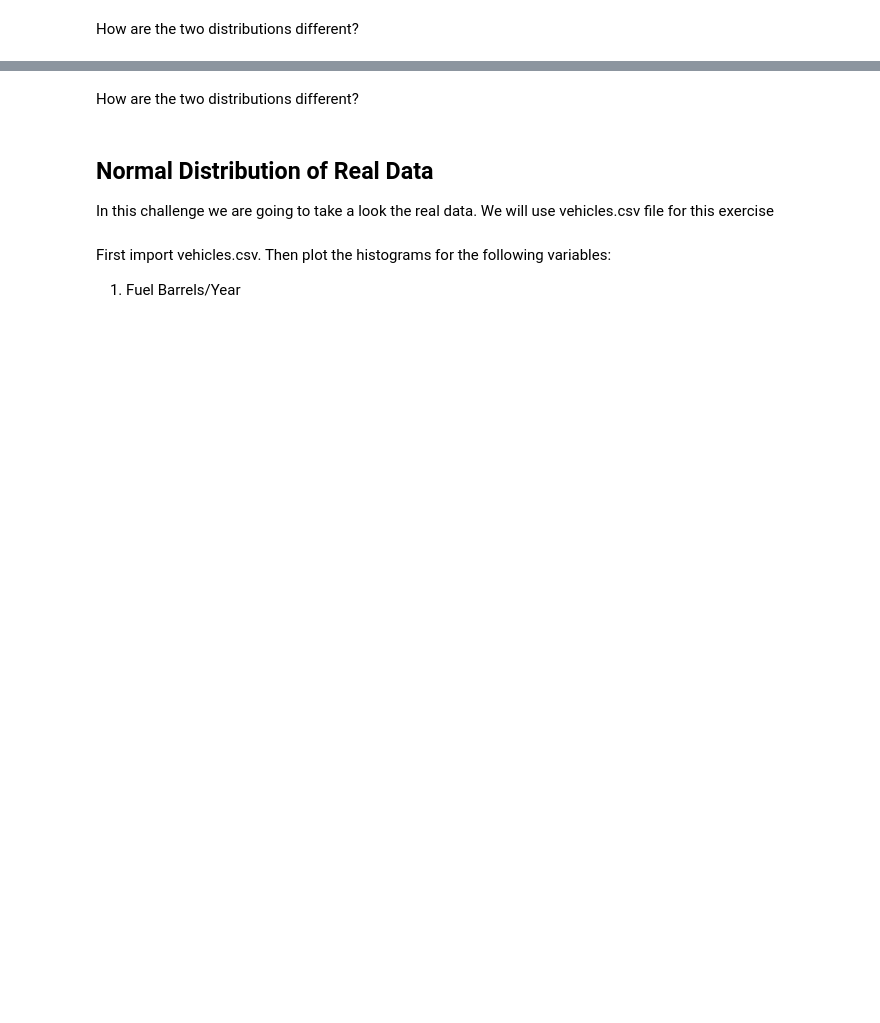
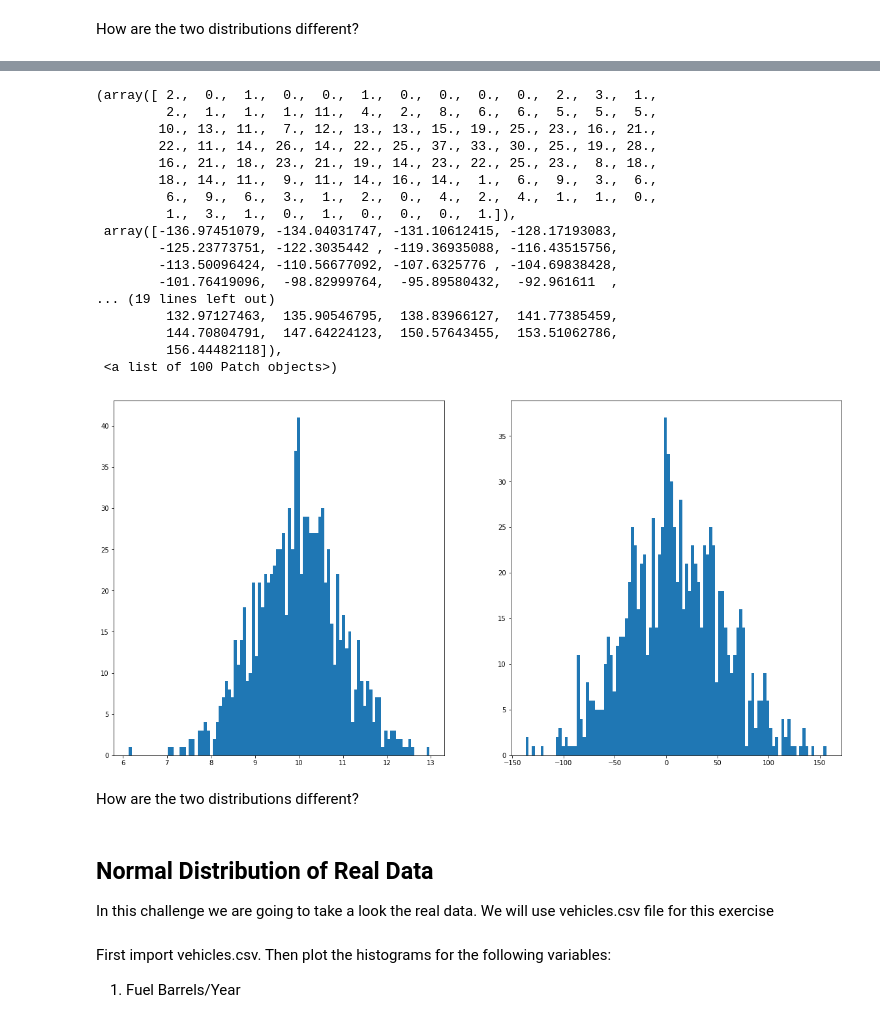
Before and after one commit to ta-data-lis/lab-probability-distributions, a Jupyter notebook: your-code/continuous.ipynb, the cells around one changed output, grey strips where cells are left out. Drawn from its saved outputs; the diff is of its cells as text; code cells hidden in the pictures; blank space fills up the shorter version.

```diff
--- a/your-code/continuous.ipynb
+++ b/your-code/continuous.ipynb
@@ -64,2 +146,41 @@ Expected output:
+# %%
+# your code here
+from scipy.stats import norm
+
+mean =10
+std = 1
+
+normal1 = norm.rvs(loc = mean, scale = std,size = 1000)
+normal1
+
+mean2 =10
+std2 = 50
+
+normal2 = norm.rvs(loc = mean2, scale= std2, size= 1000)
+# %%
+fig, axs = plt.subplots(1,2, figsize=(20, 10))
+
+
+axs[0].hist(normal1, bins = 100)
+axs[1].hist(normal2, bins = 100)
+# %% [output]
+(array([ 2.,  0.,  1.,  0.,  0.,  1.,  0.,  0.,  0.,  0.,  2.,  3.,  1.,
+         2.,  1.,  1.,  1., 11.,  4.,  2.,  8.,  6.,  6.,  5.,  5.,  5.,
+        10., 13., 11.,  7., 12., 13., 13., 15., 19., 25., 23., 16., 21.,
+        22., 11., 14., 26., 14., 22., 25., 37., 33., 30., 25., 19., 28.,
+        16., 21., 18., 23., 21., 19., 14., 23., 22., 25., 23.,  8., 18.,
+        18., 14., 11.,  9., 11., 14., 16., 14.,  1.,  6.,  9.,  3.,  6.,
+         6.,  9.,  6.,  3.,  1.,  2.,  0.,  4.,  2.,  4.,  1.,  1.,  0.,
+         1.,  3.,  1.,  0.,  1.,  0.,  0.,  0.,  1.]),
+ array([-136.97451079, -134.04031747, -131.10612415, -128.17193083,
+        -125.23773751, -122.3035442 , -119.36935088, -116.43515756,
+        -113.50096424, -110.56677092, -107.6325776 , -104.69838428,
+        -101.76419096,  -98.82999764,  -95.89580432,  -92.961611  ,
+... (19 lines left out)
+         132.97127463,  135.90546795,  138.83966127,  141.77385459,
+         144.70804791,  147.64224123,  150.57643455,  153.51062786,
+         156.44482118]),
+ <a list of 100 Patch objects>)
+[figure, added]
 # %% [markdown]
 How are the two distributions different?
```
Also changed, not shown: parts of 24 cells of this notebook.
